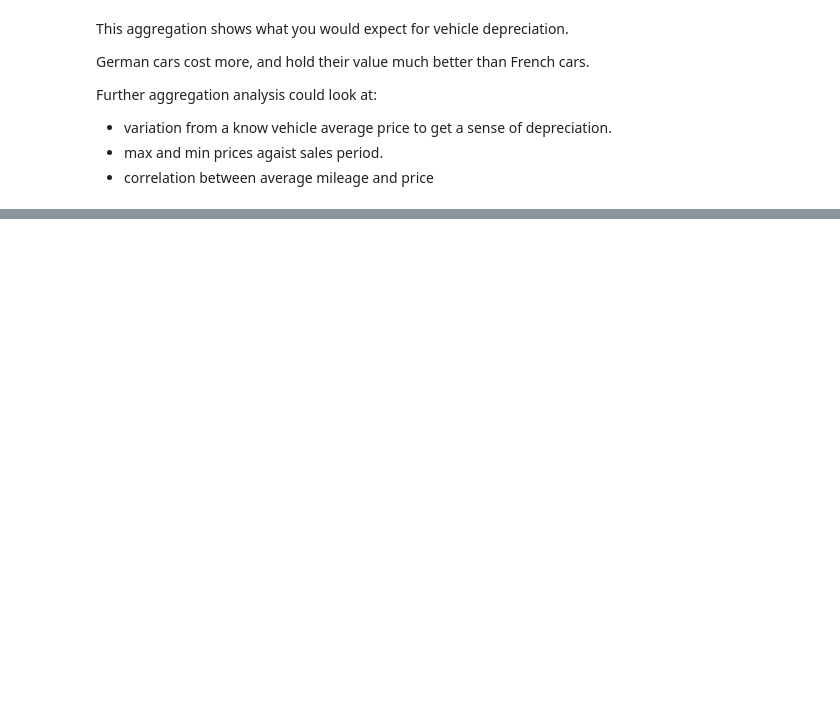
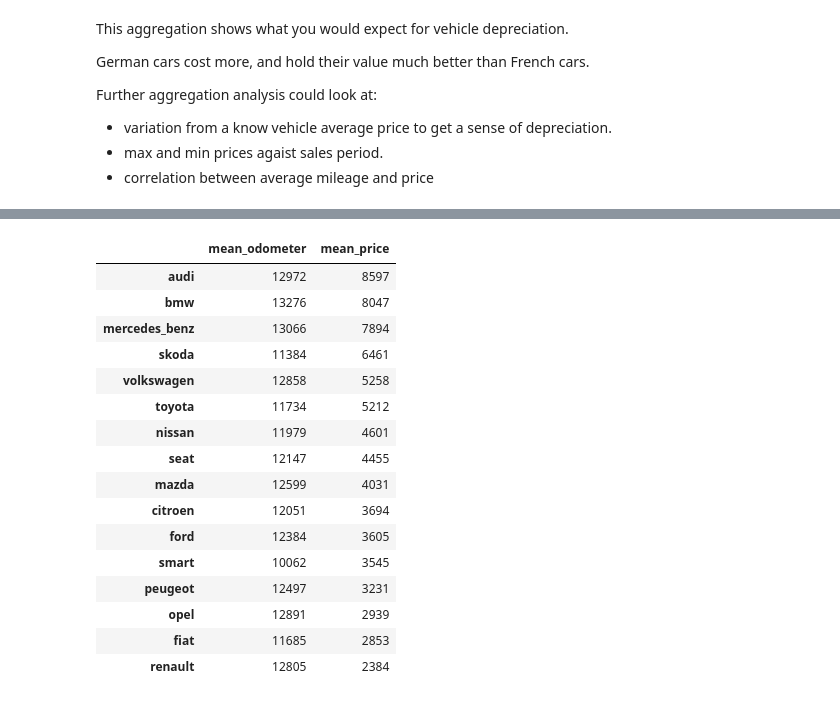
Before and after one commit to holiday-scott/exploring_ebay_car_sales_data, a Jupyter notebook: eBay_Auto_Sales.ipynb, the cells around one changed output, grey strips where cells are left out. Cells and saved outputs as stored; diff of their text form; code cells hidden in the pictures; blank space fills up the shorter version.

```diff
--- a/eBay_Auto_Sales.ipynb
+++ b/eBay_Auto_Sales.ipynb
@@ -681,0 +778,22 @@ This aggregation will use two methods:
+# %%
+join_them = [mean_odo_df, mean_price_df]
+mean_odo_price_df = pd.concat(join_them, axis=1)
+mean_odo_price_df.sort_values(by="mean_price", ascending=False)
+# %% [output]
+|  | mean_odometer | mean_price |
+| audi | 12972 | 8597 |
+| bmw | 13276 | 8047 |
+| mercedes_benz | 13066 | 7894 |
+| skoda | 11384 | 6461 |
+| volkswagen | 12858 | 5258 |
+| toyota | 11734 | 5212 |
+| nissan | 11979 | 4601 |
+| seat | 12147 | 4455 |
+| mazda | 12599 | 4031 |
+| citroen | 12051 | 3694 |
+| ford | 12384 | 3605 |
+| smart | 10062 | 3545 |
+| peugeot | 12497 | 3231 |
+| opel | 12891 | 2939 |
+| fiat | 11685 | 2853 |
+| renault | 12805 | 2384 |
```
Also changed, not shown: parts of 16 cells of this notebook.
